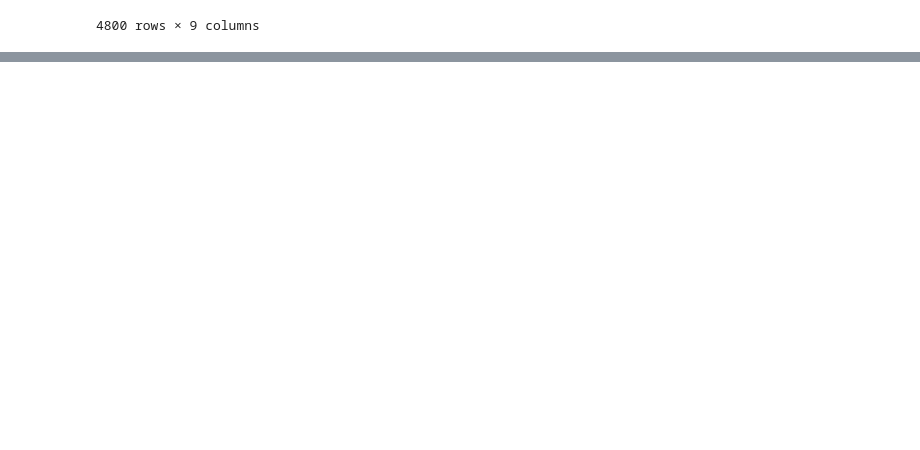
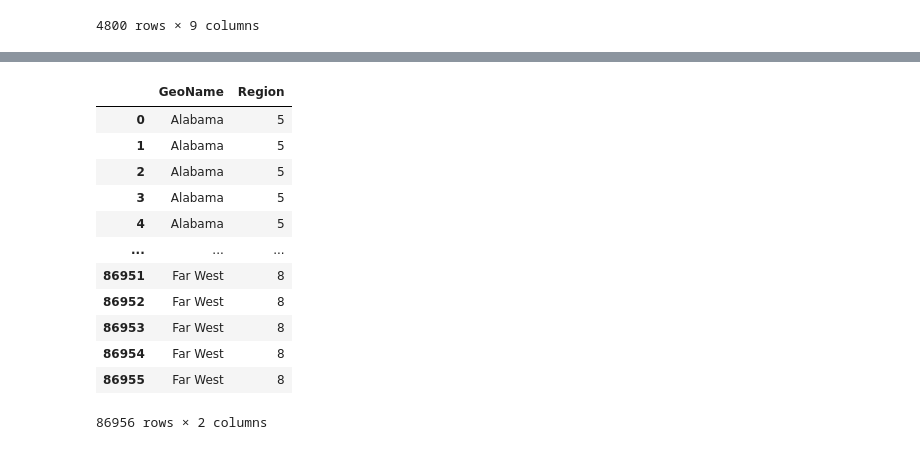
Before and after one commit to MajdAlali99/Data-Wrangling-Project, a Jupyter notebook: Gilbert/unemployment_rate.ipynb, the cells around one changed output, grey strips where cells are left out. Saved outputs shown, nothing was run; the diff lists cells and outputs as text; code cells hidden in the pictures; blank space fills up the shorter version.

```diff
--- a/Gilbert/unemployment_rate.ipynb
+++ b/Gilbert/unemployment_rate.ipynb
@@ -168,0 +170,21 @@ df_final.to_csv('Final-Employment-Data.csv')
+# %%
+"""we want to use the Geo name and region columns from the pre-processed gdp file
+   to help us with getting the region number of each state"""
+
+region_and_geoname = gdp_df[['GeoName','Region']]
+
+region_and_geoname
+# %% [output]
+|  | GeoName | Region |
+| 0 | Alabama | 5 |
+| 1 | Alabama | 5 |
+| 2 | Alabama | 5 |
+| 3 | Alabama | 5 |
+| 4 | Alabama | 5 |
+| ... | ... | ... |
+| 86951 | Far West | 8 |
+| 86952 | Far West | 8 |
+| 86953 | Far West | 8 |
+| 86954 | Far West | 8 |
+| 86955 | Far West | 8 |
+86956 rows × 2 columns
```
Also changed, not shown: parts of 16 cells of this notebook, 3 other files.
